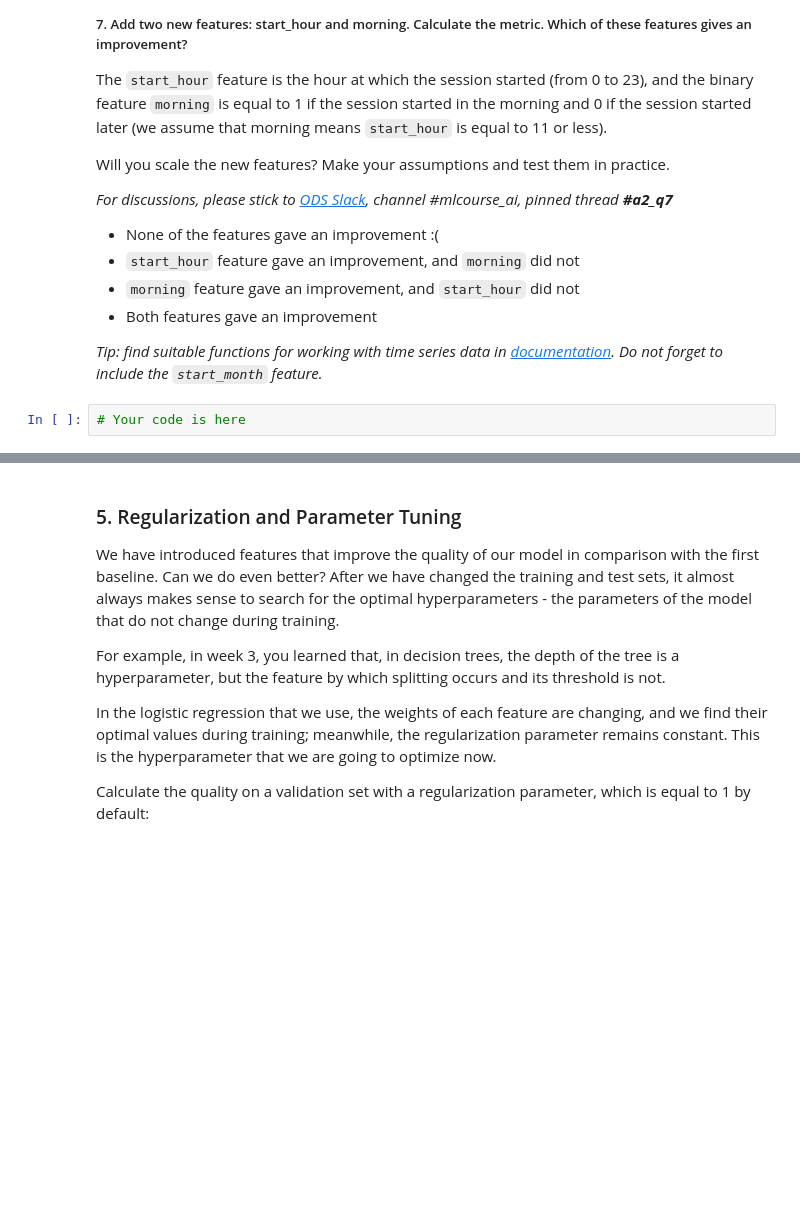
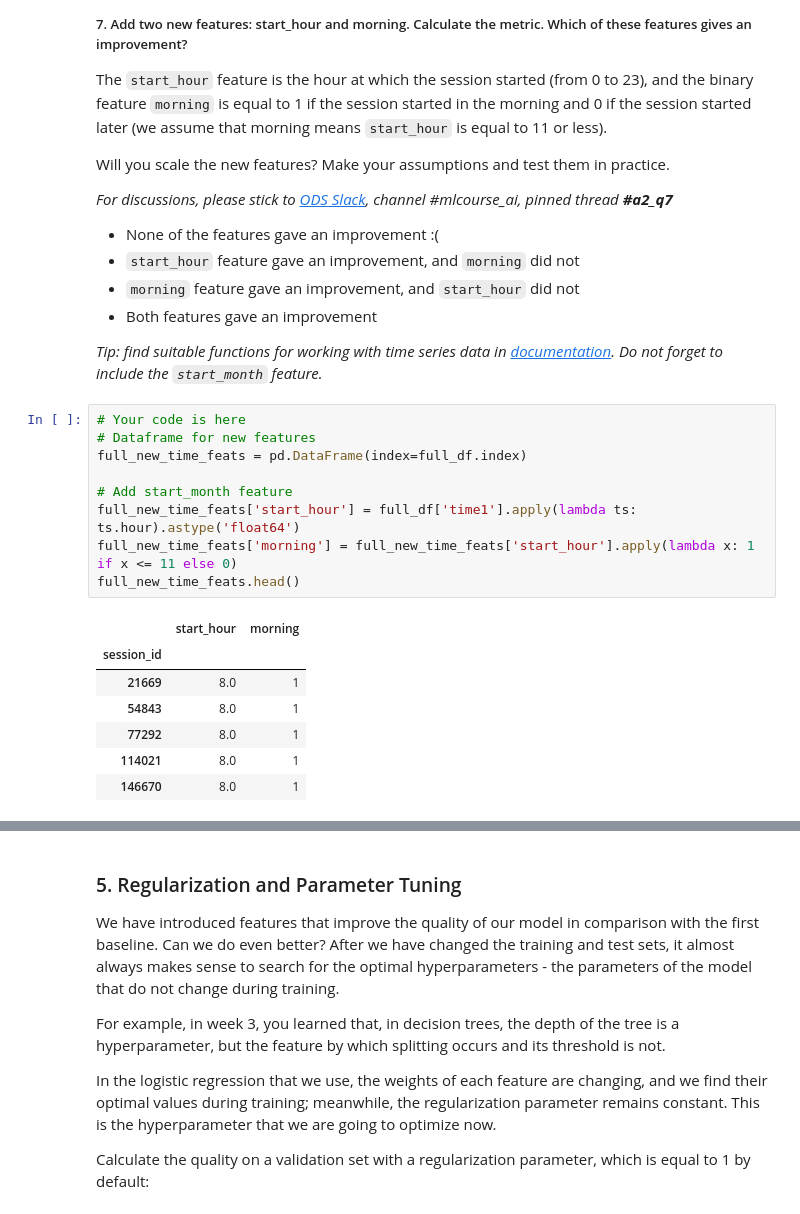
Before and after one commit to roundEgg/mlcourse.ai, a Jupyter notebook: jupyter_english/assignments_spring2019/assignment2_part1_alice_logistic_regression.ipynb, the cells around one changed output, grey strips where cells are left out. Drawn from its saved outputs; the diff is of its cells as text; blank space fills up the shorter version.

```diff
--- a/jupyter_english/assignments_spring2019/assignment2_part1_alice_logistic_regression.ipynb
+++ b/jupyter_english/assignments_spring2019/assignment2_part1_alice_logistic_regression.ipynb
@@ -508,5 +575,20 @@ Will you scale the new features? Make your assumptions and test them in practice
 - Both features gave an improvement
 
 *Tip: find suitable functions for working with time series data in [documentation](http://pandas.pydata.org/pandas-docs/stable/api.html). Do not forget to include the `start_month` feature.*
-# %%
-# Your code is here
+# %%
+# Your code is here
+# Dataframe for new features
+full_new_time_feats = pd.DataFrame(index=full_df.index)
+
+# Add start_month feature
+full_new_time_feats['start_hour'] = full_df['time1'].apply(lambda ts: ts.hour).astype('float64')
+full_new_time_feats['morning'] = full_new_time_feats['start_hour'].apply(lambda x: 1 if x <= 11 else 0)
+full_new_time_feats.head()
+# %% [output]
+|  | start_hour | morning |
+| session_id |  |  |
+| 21669 | 8.0 | 1 |
+| 54843 | 8.0 | 1 |
+| 77292 | 8.0 | 1 |
+| 114021 | 8.0 | 1 |
+| 146670 | 8.0 | 1 |
```
Also changed, not shown: parts of 21 cells of this notebook, 3 other files.
